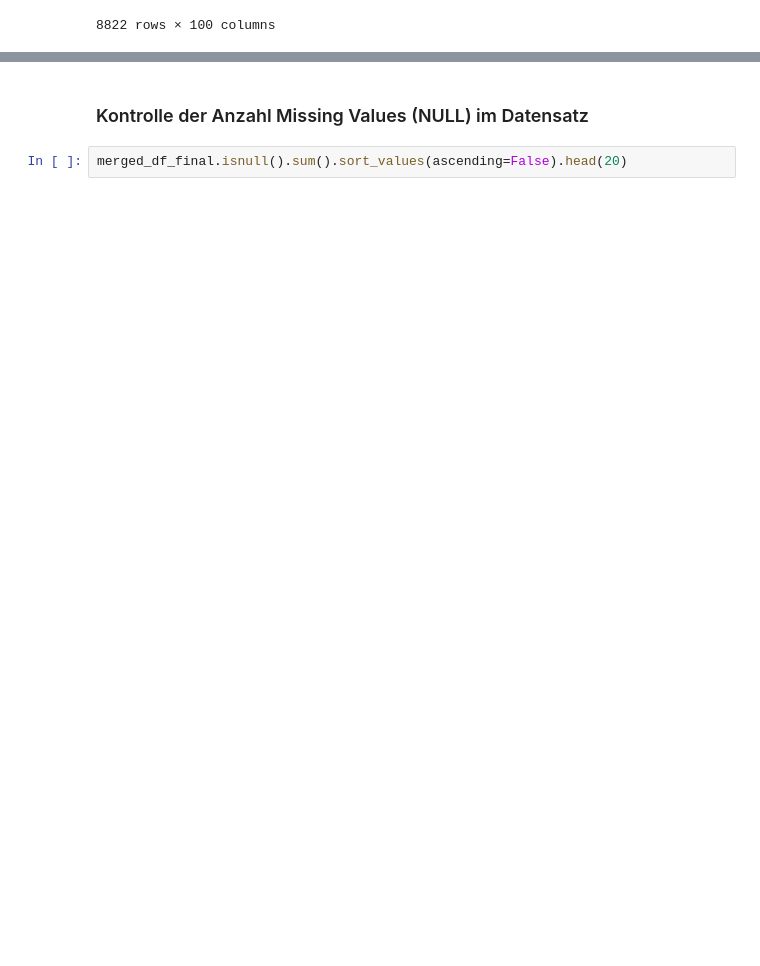
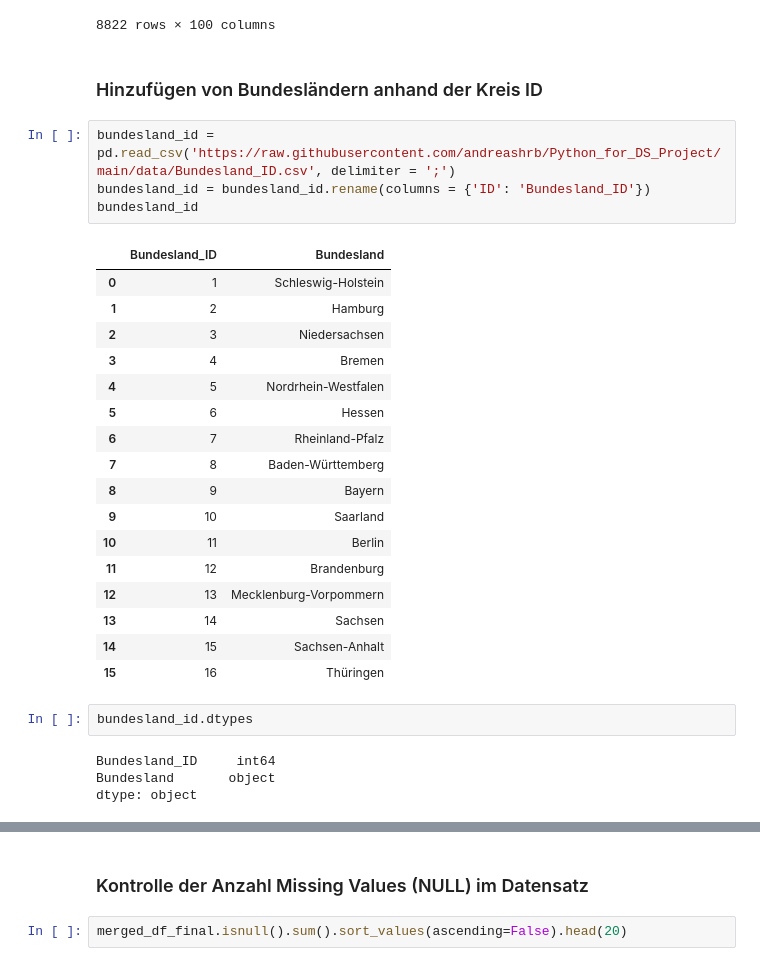
Before and after one commit to andreashrb/Python_for_DS_Project, a Jupyter notebook: interim_result/DataPreparation_Sebastian.ipynb, the cells around one changed output, grey strips where cells are left out. Drawn from its saved outputs; the diff is of its cells as text; blank space fills up the shorter version.

```diff
--- a/interim_result/DataPreparation_Sebastian.ipynb
+++ b/interim_result/DataPreparation_Sebastian.ipynb
@@ -512,3 +512,33 @@ merged_df_final
 | 8820 | 16077 | Widerstand gg. Vollstreckungsbeamte | Altenburger Land | 39 | 44 | ... |
 | 8821 | 16077 | Widerstand gg. Vollstreckungsbeam... | Altenburger Land | 39 | 44 | ... |
 8822 rows × 100 columns
+# %% [markdown]
+### Hinzufügen von Bundesländern anhand der Kreis ID
+# %%
+bundesland_id = pd.read_csv('https://raw.githubusercontent.com/andreashrb/Python_for_DS_Project/main/data/Bundesland_ID.csv', delimiter = ';')
+bundesland_id = bundesland_id.rename(columns = {'ID': 'Bundesland_ID'})
+bundesland_id
+# %% [output]
+|  | Bundesland_ID | Bundesland |
+| 0 | 1 | Schleswig-Holstein |
+| 1 | 2 | Hamburg |
+| 2 | 3 | Niedersachsen |
+| 3 | 4 | Bremen |
+| 4 | 5 | Nordrhein-Westfalen |
+| 5 | 6 | Hessen |
+| 6 | 7 | Rheinland-Pfalz |
+| 7 | 8 | Baden-Württemberg |
+| 8 | 9 | Bayern |
+| 9 | 10 | Saarland |
+| 10 | 11 | Berlin |
+| 11 | 12 | Brandenburg |
+| 12 | 13 | Mecklenburg-Vorpommern |
+| 13 | 14 | Sachsen |
+| 14 | 15 | Sachsen-Anhalt |
+| 15 | 16 | Thüringen |
+# %%
+bundesland_id.dtypes
+# %% [output]
+Bundesland_ID     int64
+Bundesland       object
+dtype: object
```
Also changed, not shown: parts of 4 cells of this notebook.
